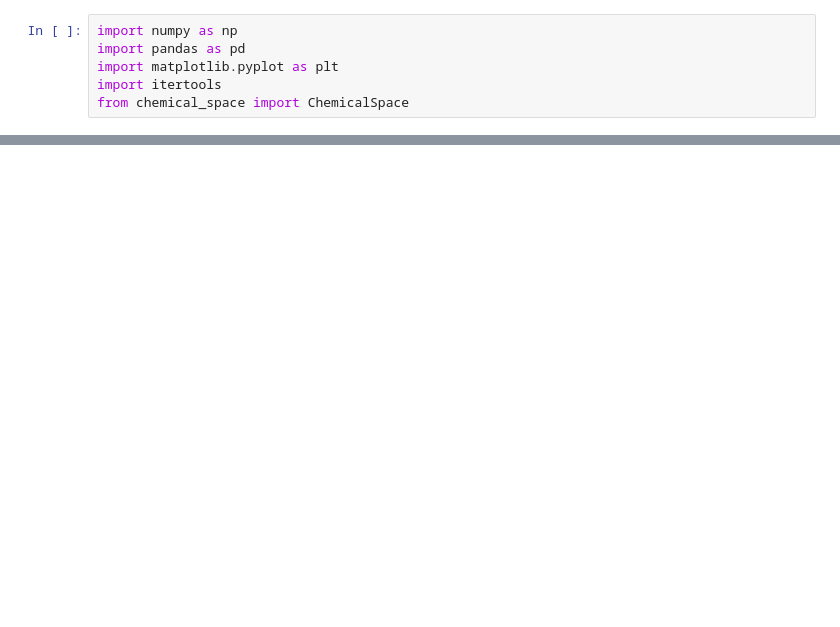
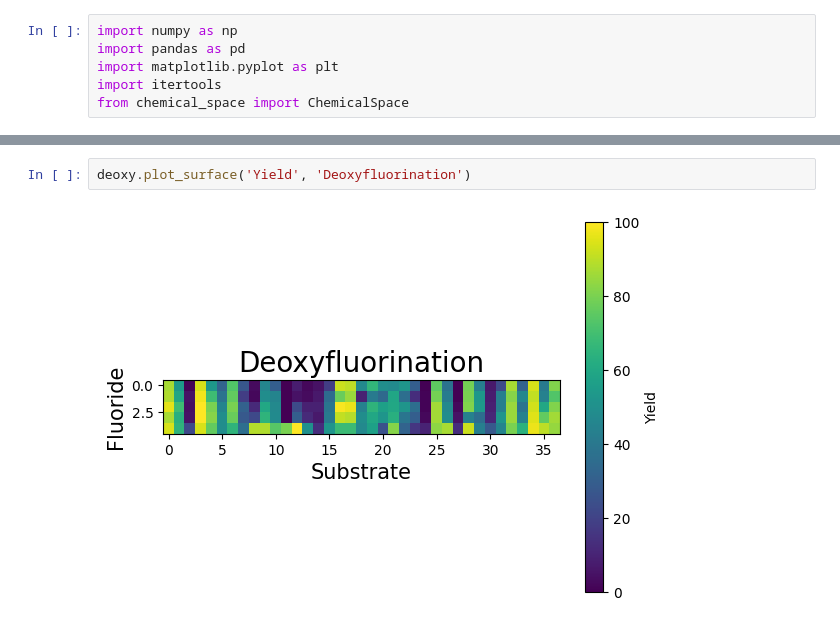
Before and after one commit to ssivilotti/condition_set_opt, a Jupyter notebook: dataset_analysis.ipynb, the cells around one changed output, grey strips where cells are left out. Saved outputs shown, nothing was run; the diff lists cells and outputs as text; blank space fills up the shorter version.

```diff
--- a/dataset_analysis.ipynb
+++ b/dataset_analysis.ipynb
@@ -114,0 +32,4 @@ BH_df_reduced.index = range(len(BH_df_reduced))
+# %%
+deoxy.plot_surface('Yield', 'Deoxyfluorination')
+# %% [output]
+[figure, added]
```
Also changed, not shown: parts of 48 cells of this notebook.
